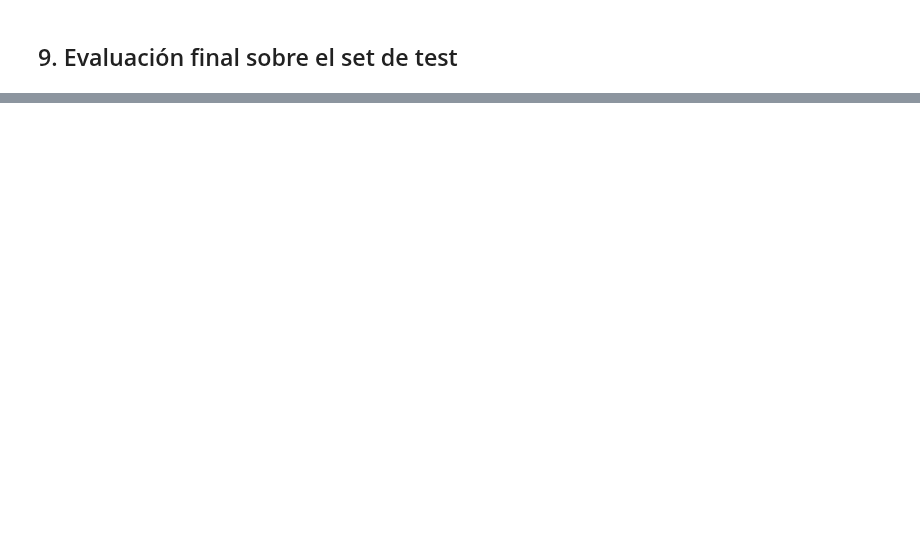
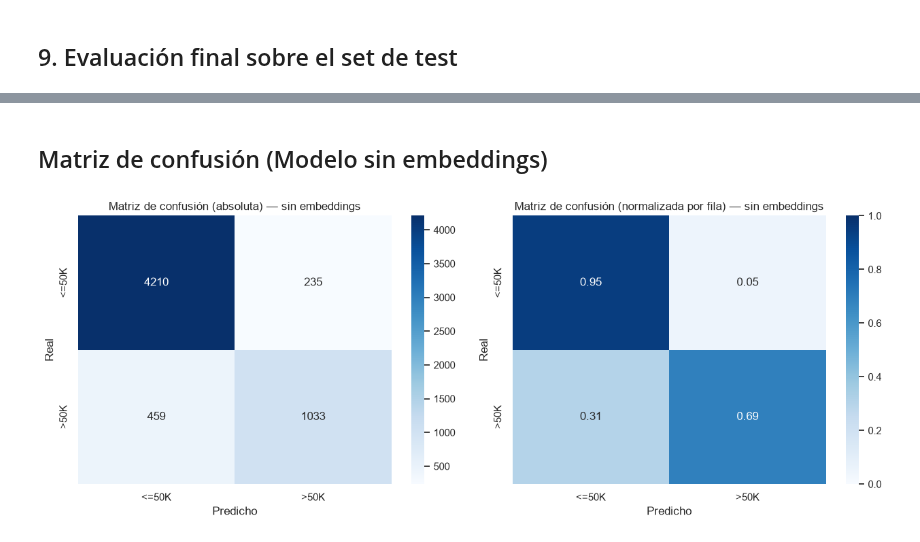
Before and after one commit to manuel-dieguezw/CEIA, a Jupyter notebook: AP/TP2/TP2.ipynb, the cells around one changed output, grey strips where cells are left out. Drawn from its saved outputs; the diff is of its cells as text; code cells hidden in the pictures; blank space fills up the shorter version.

```diff
--- a/AP/TP2/TP2.ipynb
+++ b/AP/TP2/TP2.ipynb
@@ -746,0 +937,14 @@ plt.show()
+# %%
+model_c.eval()
+all_logits_c, all_targets_c = [], []
+with torch.no_grad():
+    for xb, yb in val_loader_c:
+        xb = xb.to(device)
+        all_logits_c.append(model_c(xb).cpu())
+        all_targets_c.append(yb)
+
+val_logits_c = torch.cat(all_logits_c)
+val_targets_c = torch.cat(all_targets_c).numpy().astype(int)
+val_preds_c = (torch.sigmoid(val_logits_c) > 0.5).numpy().astype(int)
+
+print(classification_report(val_targets_c, val_preds_c, target_names=["<=50K", ">50K"]))
@@ -746,0 +960,23 @@ plt.show()
+# %% [markdown]
+## Matriz de confusión (Modelo sin embeddings)
+# %%
+cm_abs_c = confusion_matrix(val_targets_c, val_preds_c)
+cm_norm_c = confusion_matrix(val_targets_c, val_preds_c, normalize="true")
+
+fig, axes = plt.subplots(1, 2, figsize=(13, 5))
+labels = ["<=50K", ">50K"]
+
+sns.heatmap(cm_abs_c, annot=True, fmt="d", cmap="Blues",
+            xticklabels=labels, yticklabels=labels, ax=axes[0])
+axes[0].set_title("Matriz de confusión (absoluta) — sin embeddings")
+axes[0].set_xlabel("Predicho"); axes[0].set_ylabel("Real")
+
+sns.heatmap(cm_norm_c, annot=True, fmt=".2f", cmap="Blues", vmin=0, vmax=1,
+            xticklabels=labels, yticklabels=labels, ax=axes[1])
+axes[1].set_title("Matriz de confusión (normalizada por fila) — sin embeddings")
+axes[1].set_xlabel("Predicho"); axes[1].set_ylabel("Real")
+
+plt.tight_layout()
+plt.show()
+# %% [output]
+[figure, added]
```
Also changed, not shown: parts of 20 cells of this notebook.
